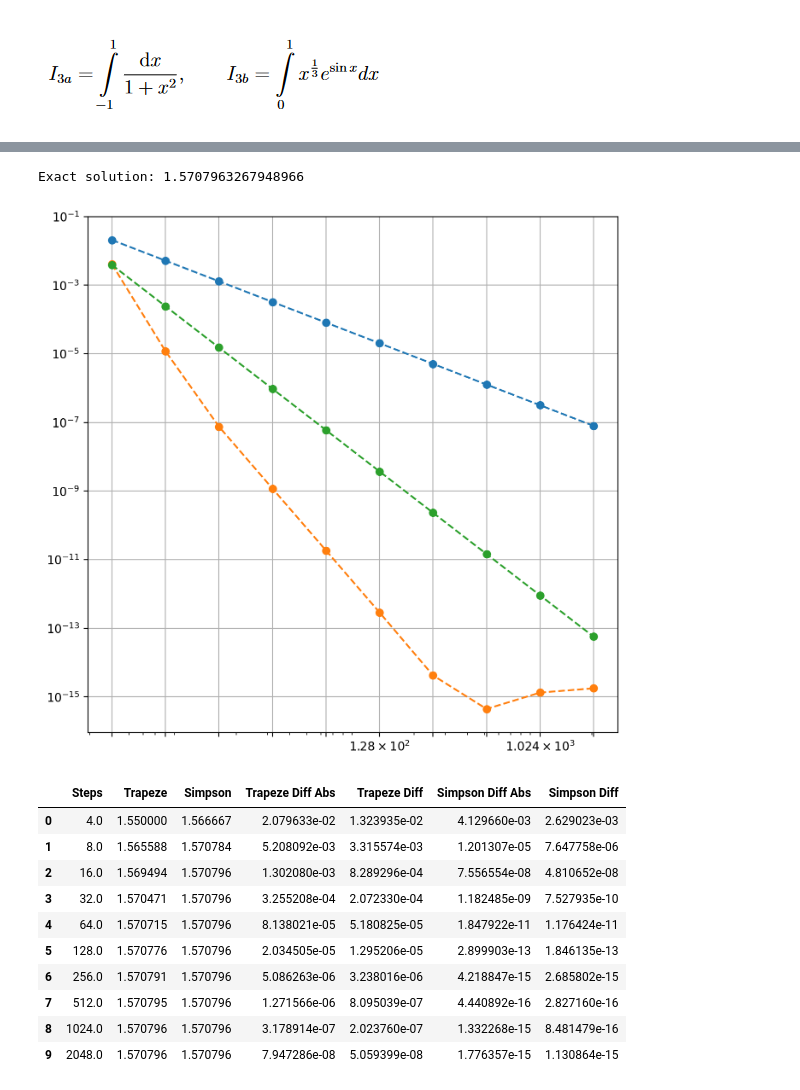
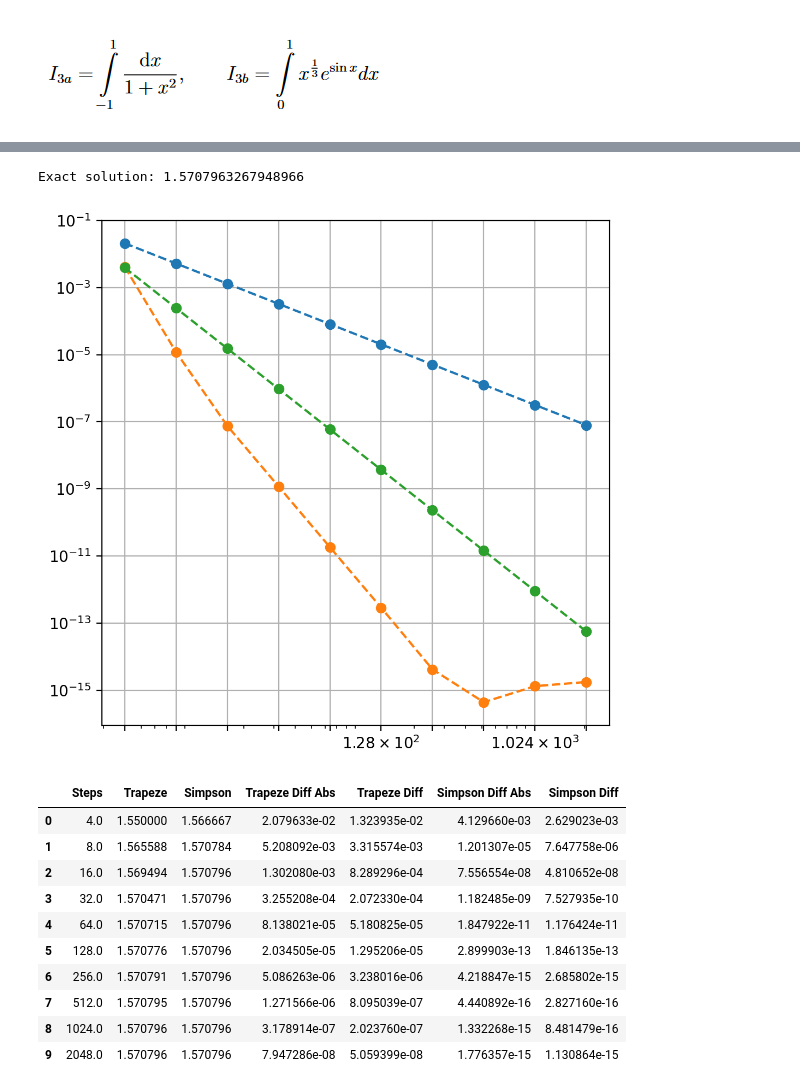
Before and after one commit to TheEagle72/OVF, a Jupyter notebook: Task3.ipynb, the cells around one changed output, grey strips where cells are left out. Cells and saved outputs as stored; diff of their text form; code cells hidden in the pictures.

```diff
--- a/Task3.ipynb
+++ b/Task3.ipynb
@@ -3,7 +3,7 @@ import numpy as np
 from matplotlib import pyplot as plt
 import pandas as pd
 
-plt.rcParams["figure.figsize"] = (8,8)
+plt.rcParams["figure.figsize"] = (6,6)
 plt.rcParams['figure.dpi']  = 200
 # %% [markdown]
 ![%D0%B8%D0%B7%D0%BE%D0%B1%D1%80%D0%B0%D0%B6%D0%B5%D0%BD%D0%B8%D0%B5.png](attachment:%D0%B8%D0%B7%D0%BE%D0%B1%D1%80%D0%B0%D0%B6%D0%B5%D0%BD%D0%B8%D0%B5.png)
@@ -63,6 +63,8 @@ def f2(x):
 def compare_numeric_integrals(Function : callable, a :float, b : float, step_limit : int = 10):
     steps = (2**(np.arange(step_limit)+2))
     data = []
+    i = 0
+
     for step in steps:
         s1 = TrapezeIntegral(Function, a, b, step)
         s2 = SimpsonIntegral(Function, a, b, step)
@@ -93,7 +95,7 @@ plt.plot(df['Steps'], 1/(df['Steps']**4), '--o')
 plt.xscale('log')
 plt.yscale('log')
 plt.grid()
-plt.xticks(df['Steps'].values)
+plt.xticks(df['Steps'])
 plt.show()
 display(df)
 # %% [output]
@@ -101,5 +103,5 @@ display(df)
 Exact solution: 1.5707963267948966
-[figure, old version]
+[figure, new version]
 |  | Steps | Trapeze | Simpson | Trapeze Diff Abs | Trapeze Diff | Simpson Diff Abs | Simpson Diff |
 | 0 | 4.0 | 1.550000 | 1.566667 | 2.079633e-02 | 1.323935e-02 | 4.129660e-03 | 2.629023e-03 |
 | 1 | 8.0 | 1.565588 | 1.570784 | 5.208092e-03 | 3.315574e-03 | 1.201307e-05 | 7.647758e-06 |
```
Also changed, not shown: parts of 2 cells of this notebook, 4 other files.
